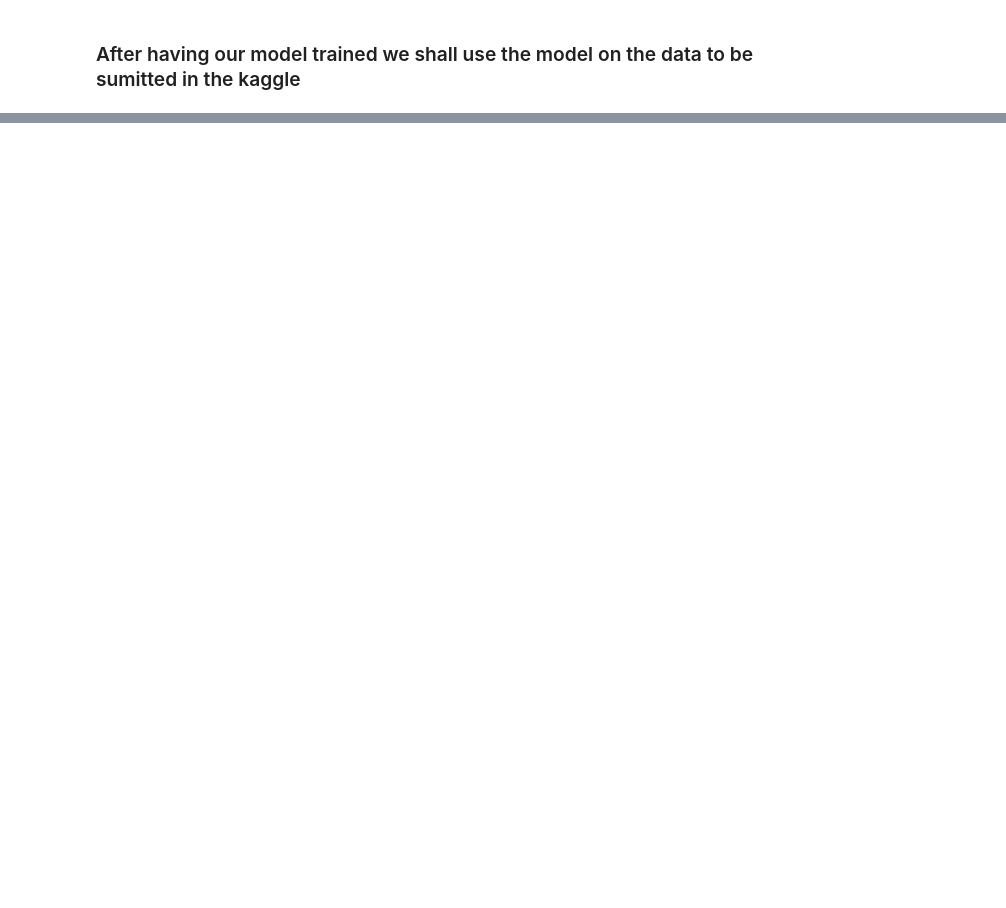
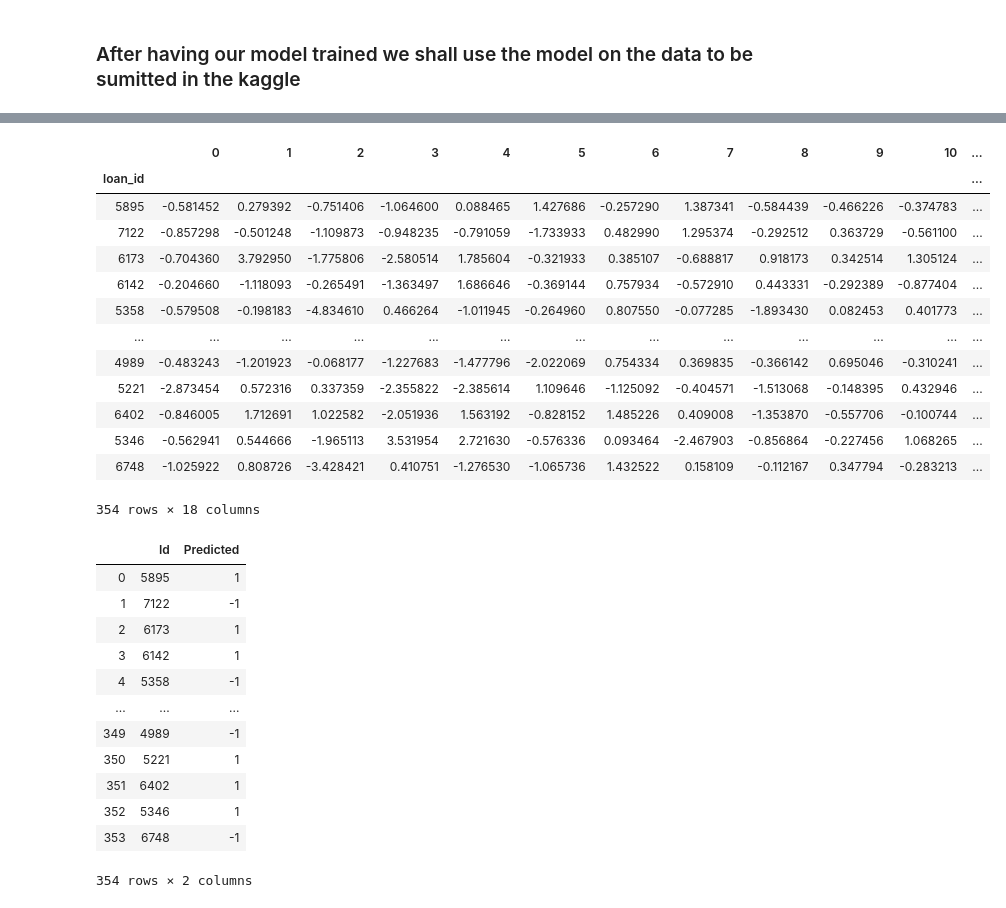
Before and after one commit to EdgarACarneiro/feup-ecac, a Jupyter notebook: project-competition/prediction.ipynb, the cells around one changed output, grey strips where cells are left out. Cells and saved outputs as stored; diff of their text form; code cells hidden in the pictures; blank space fills up the shorter version.

Commit message:
PCA also supporting index with loan_id

```diff
--- a/project-competition/prediction.ipynb
+++ b/project-competition/prediction.ipynb
@@ -71,7 +71,7 @@ def apply_PCA(df, variance_val=0.9, debug=True):
         print(' > Impact in total variance of each generated feature by PCA:')
         print(ex_variance_ratio)
 
-    principal_df = pd.DataFrame(data = X_pca)
+    principal_df = pd.DataFrame(data = X_pca, index = df.reset_index()['loan_id'])
 
     return (principal_df, pca)
 # %%
@@ -403,27 +451,60 @@ display(test_dataset.head())
 # %%
 final_df = pd.DataFrame()
 
 if USE_PCA:
     # Using train PCA and classifying
     scaler=StandardScaler()
     X_test_scaled=scaler.fit_transform(test_dataset)
-    predictions_df = pd.DataFrame(data = pca.transform(X_test_scaled))
+    predictions_df = pd.DataFrame(data = pca.transform(X_test_scaled),
+                                  index=test_dataset.reset_index()['loan_id'])
     display(predictions_df)
 
-    final_df['Predicted'] = classifier.predict(predictions_df)
-    final_df['Id'] = ids['loan_id']
+    predictions_df['Predicted'] = classifier.predict(predictions_df)
+    final_df = predictions_df.reset_index()\
+                    [['loan_id', 'Predicted']]\
+                    .rename(columns={
+                        'loan_id': 'Id'
+                    })
 
 else:
     final_df = test_dataset.copy()
     final_df['Predicted'] = classifier.predict(final_df)
     final_df = final_df.reset_index()\
                         [['loan_id', 'Predicted']]\
                         .rename(columns={
                             'loan_id': 'Id'
                         })\
                         .drop_duplicates()
 
 display(final_df)
+# %% [output]
+|  | 0 | 1 | 2 | 3 | 4 | 5 | 6 | 7 | 8 | 9 | 10 | ... |
+| loan_id |  |  |  |  |  |  |  |  |  |  |  | ... |
+| 5895 | -0.581452 | 0.279392 | -0.751406 | -1.064600 | 0.088465 | 1.427686 | -0.257290 | 1.387341 | -0.584439 | -0.466226 | -0.374783 | ... |
+| 7122 | -0.857298 | -0.501248 | -1.109873 | -0.948235 | -0.791059 | -1.733933 | 0.482990 | 1.295374 | -0.292512 | 0.363729 | -0.561100 | ... |
+| 6173 | -0.704360 | 3.792950 | -1.775806 | -2.580514 | 1.785604 | -0.321933 | 0.385107 | -0.688817 | 0.918173 | 0.342514 | 1.305124 | ... |
+| 6142 | -0.204660 | -1.118093 | -0.265491 | -1.363497 | 1.686646 | -0.369144 | 0.757934 | -0.572910 | 0.443331 | -0.292389 | -0.877404 | ... |
+| 5358 | -0.579508 | -0.198183 | -4.834610 | 0.466264 | -1.011945 | -0.264960 | 0.807550 | -0.077285 | -1.893430 | 0.082453 | 0.401773 | ... |
+| ... | ... | ... | ... | ... | ... | ... | ... | ... | ... | ... | ... | ... |
+| 4989 | -0.483243 | -1.201923 | -0.068177 | -1.227683 | -1.477796 | -2.022069 | 0.754334 | 0.369835 | -0.366142 | 0.695046 | -0.310241 | ... |
+| 5221 | -2.873454 | 0.572316 | 0.337359 | -2.355822 | -2.385614 | 1.109646 | -1.125092 | -0.404571 | -1.513068 | -0.148395 | 0.432946 | ... |
+| 6402 | -0.846005 | 1.712691 | 1.022582 | -2.051936 | 1.563192 | -0.828152 | 1.485226 | 0.409008 | -1.353870 | -0.557706 | -0.100744 | ... |
+| 5346 | -0.562941 | 0.544666 | -1.965113 | 3.531954 | 2.721630 | -0.576336 | 0.093464 | -2.467903 | -0.856864 | -0.227456 | 1.068265 | ... |
+| 6748 | -1.025922 | 0.808726 | -3.428421 | 0.410751 | -1.276530 | -1.065736 | 1.432522 | 0.158109 | -0.112167 | 0.347794 | -0.283213 | ... |
+354 rows × 18 columns
+|  | Id | Predicted |
+| 0 | 5895 | 1 |
+| 1 | 7122 | -1 |
+| 2 | 6173 | 1 |
+| 3 | 6142 | 1 |
+| 4 | 5358 | -1 |
+| ... | ... | ... |
+| 349 | 4989 | -1 |
+| 350 | 5221 | 1 |
+| 351 | 6402 | 1 |
+| 352 | 5346 | 1 |
+| 353 | 6748 | -1 |
+354 rows × 2 columns
 # %%
 # Outputting predictions to .csv
 # CHANGE FILE NAME TO PRESERVE DIFFERENT INSTANCES
```
Also changed, not shown: parts of 4 cells of this notebook, 1 other file.
